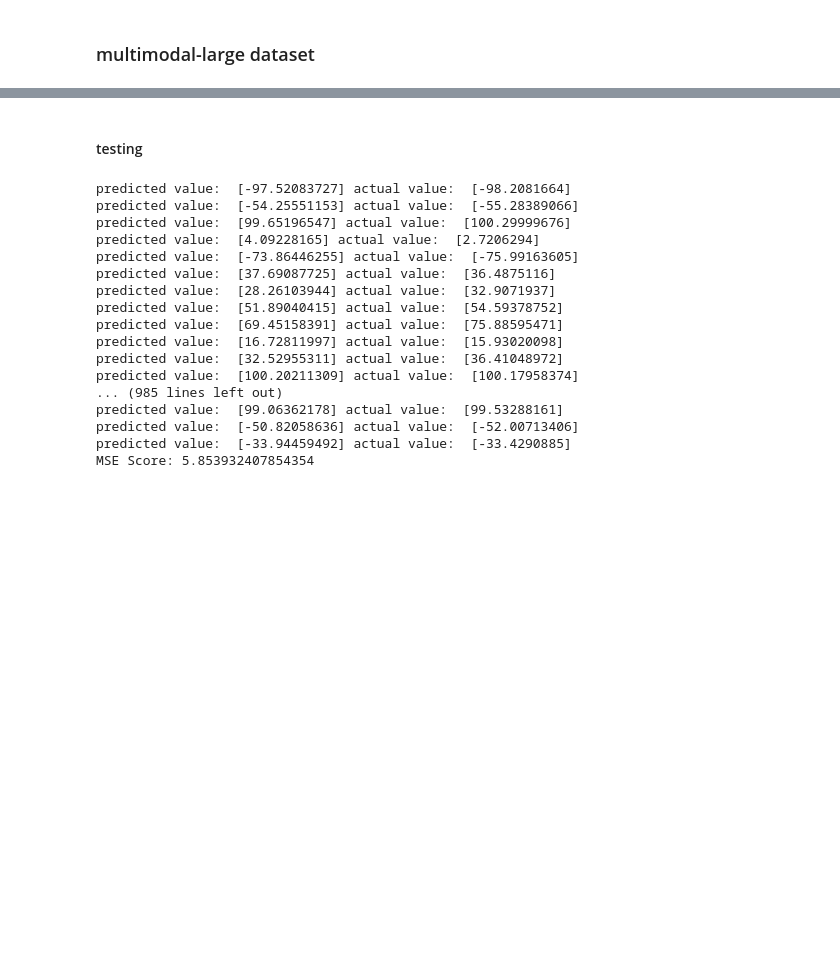
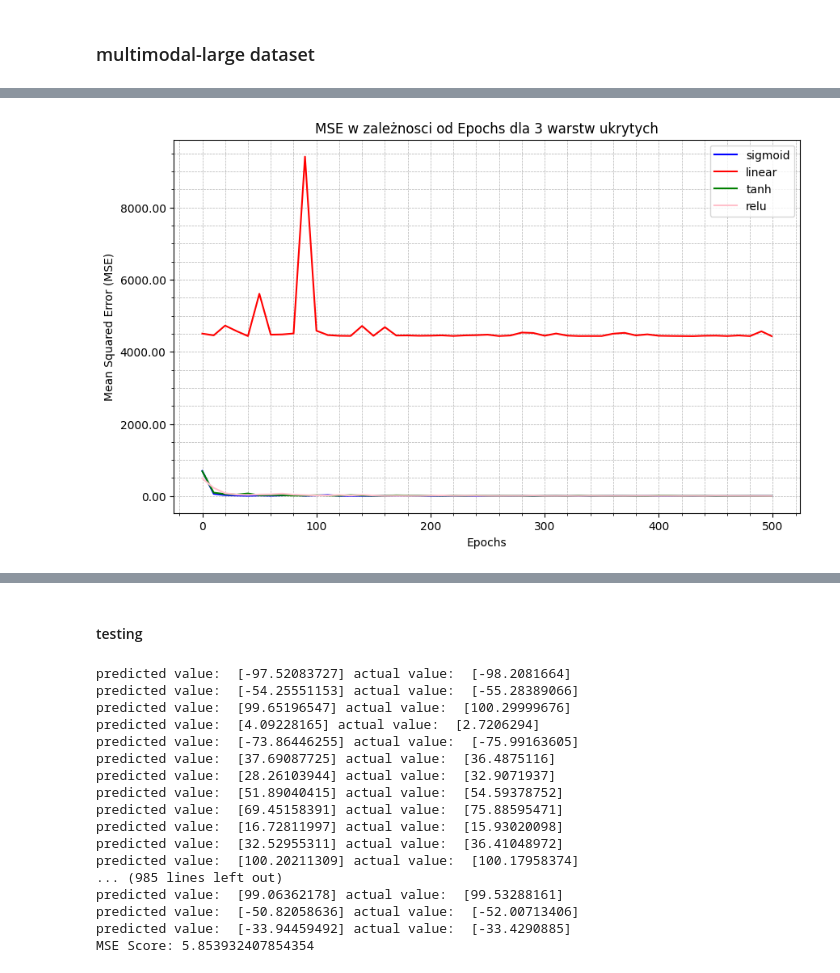
Before and after one commit to mikolaj2268/Computational_Intelligence_Methods, a Jupyter notebook: NN1/5/raport/nn1_5_regression.ipynb, the cells around one changed output, grey strips where cells are left out. Drawn from its saved outputs; the diff is of its cells as text; code cells hidden in the pictures; blank space fills up the shorter version.

```diff
--- a/NN1/5/raport/nn1_5_regression.ipynb
+++ b/NN1/5/raport/nn1_5_regression.ipynb
@@ -532,0 +583,2 @@ Epoch 170, MSE: 5.853932407854354
+# %%
+mlp_square_1_5 = MLP([1, 64, 32, 32, 1] , activation_function=relu, activation_function_derivative= relu_derivative)
@@ -532,0 +603,7 @@ Epoch 170, MSE: 5.853932407854354
+# %%
+mse_relu = mlp_square_1_5.train(
+    training_data_scaled, epoch_count=500, learn_rate=0.01, batch_size_input=10,
+    optimization_method='rmsprop', beta=0.9, epsilon=1e-8,
+    X_val_scaled = X_test_scaled, y_val_scaled = y_test_scaled, X_val = X_test_multimodal_large, y_val = y_test_multimodal_large, scaler_y = scaler_y,
+     visual_interval = 10
+)
@@ -532,0 +628,53 @@ Epoch 170, MSE: 5.853932407854354
+# %%
+def list_to_dataframe(lst):
+    return pd.DataFrame(lst, columns=['Epoch', 'MSE'])
+# %%
+mse_sigmoid = list_to_dataframe(mse_sigmoid)
+mse_linear = list_to_dataframe(mse_linear)
+mse_tanh = list_to_dataframe(mse_tanh)
+mse_relu = list_to_dataframe(mse_relu)
+# %%
+import matplotlib.pyplot as plt
+import matplotlib.ticker as ticker
+
+def plot_mse(datasets, labels, colors):
+    """
+    Plots MSE over epochs for given datasets with denser axes.
+
+    Parameters:
+    - datasets: List of Pandas DataFrames, each containing 'Epoch' and 'MSE' columns.
+    - labels: List of labels for the datasets, for the legend.
+    - colors: List of colors for the datasets.
+    """
+    plt.figure(figsize=(10, 6))
+
+    ax = plt.gca()  # Get the current Axes instance on the current figure matching the given keyword args, or create one.
+
+    for df, label, color in zip(datasets, labels, colors):
+        plt.plot(df['Epoch'], df['MSE'], label=label, color=color)
+
+    plt.xlabel('Epochs')
+    plt.ylabel('Mean Squared Error (MSE)')
+    plt.title('MSE w zależnosci od Epochs dla 3 warstw ukrytych')
+
+    # Set denser x-axis and y-axis
+    ax.xaxis.set_major_locator(ticker.AutoLocator())  # Automatically determine the tick locations
+    ax.xaxis.set_minor_locator(ticker.AutoMinorLocator())  # Subdivisions of the major ticks
+    ax.yaxis.set_major_locator(ticker.AutoLocator())
+    ax.yaxis.set_minor_locator(ticker.AutoMinorLocator())
+
+    # Optionally, you can format tick labels for readability, e.g., limiting the decimal places for MSE
+    ax.yaxis.set_major_formatter(ticker.FormatStrFormatter('%.2f'))
+
+    plt.legend()
+    plt.grid(visible=True, which='both', axis='both', linestyle='--', linewidth=0.5)  # Enhanced grid visibility
+    plt.show()
+
+# Assuming mse1_01, mse50_01, mse100_01, mse200_01 are your datasets as DataFrames
+datasets = [mse_sigmoid, mse_linear, mse_tanh, mse_relu]
+labels = ['sigmoid', 'linear', 'tanh', 'relu']
+colors = ['blue', 'red', 'green', 'pink']
+
+plot_mse(datasets, labels, colors)
+# %% [output]
+[figure, added]
```
Also changed, not shown: parts of 68 cells of this notebook, 14 other files.
